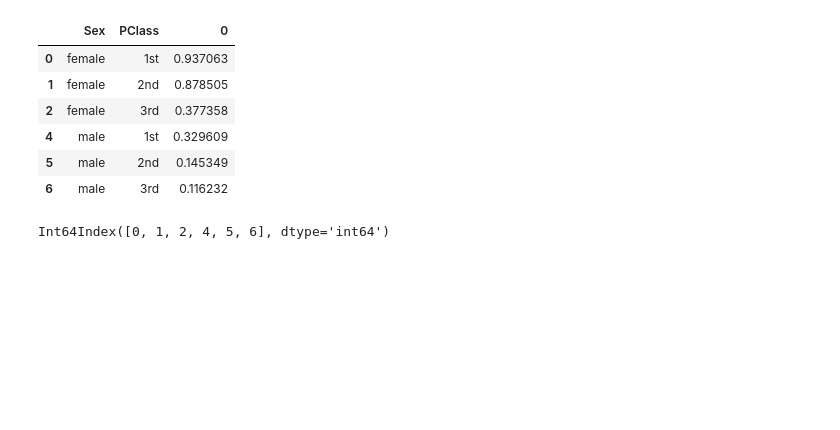
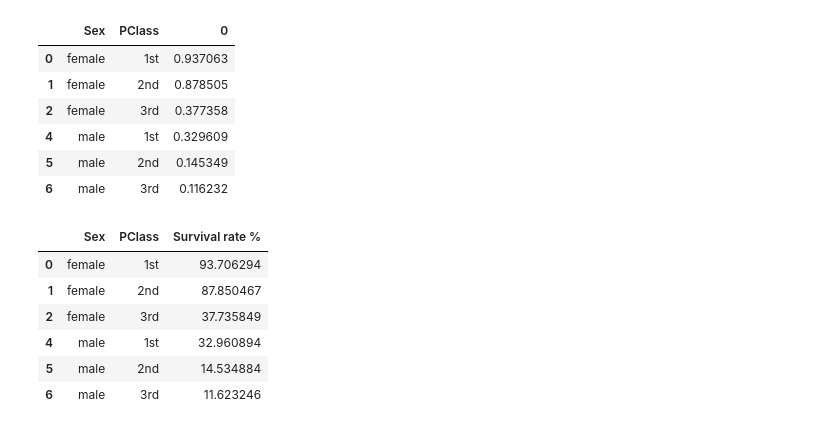
Before and after one commit to CNUClasses/DATA301_CODE, a Jupyter notebook: week_3/33_groupby_apply.ipynb, the cells around one changed output. Saved outputs shown, nothing was run; the diff lists cells and outputs as text; code cells hidden in the pictures; blank space fills up the shorter version.

```diff
--- a/week_3/33_groupby_apply.ipynb
+++ b/week_3/33_groupby_apply.ipynb
@@ -239,9 +239,16 @@ res1
 # %%
 res1 = res1.rename(columns = {0 : 'Survival rate %'})
 res1['Survival rate %'] = res1['Survival rate %']*100
 res1.columns
+res1
 # %% [output]
-Int64Index([0, 1, 2, 4, 5, 6], dtype='int64')
+|  | Sex | PClass | Survival rate % |
+| 0 | female | 1st | 93.706294 |
+| 1 | female | 2nd | 87.850467 |
+| 2 | female | 3rd | 37.735849 |
+| 4 | male | 1st | 32.960894 |
+| 5 | male | 2nd | 14.534884 |
+| 6 | male | 3rd | 11.623246 |
 # %%
 #lets graph this, oh no? what to do with the index?  And what I have is a series
 sns.barplot(data=res1,x="Sex",y='Survival rate %',  hue="PClass" );
```
Also changed, not shown: parts of 3 cells of this notebook, 4 other files.
